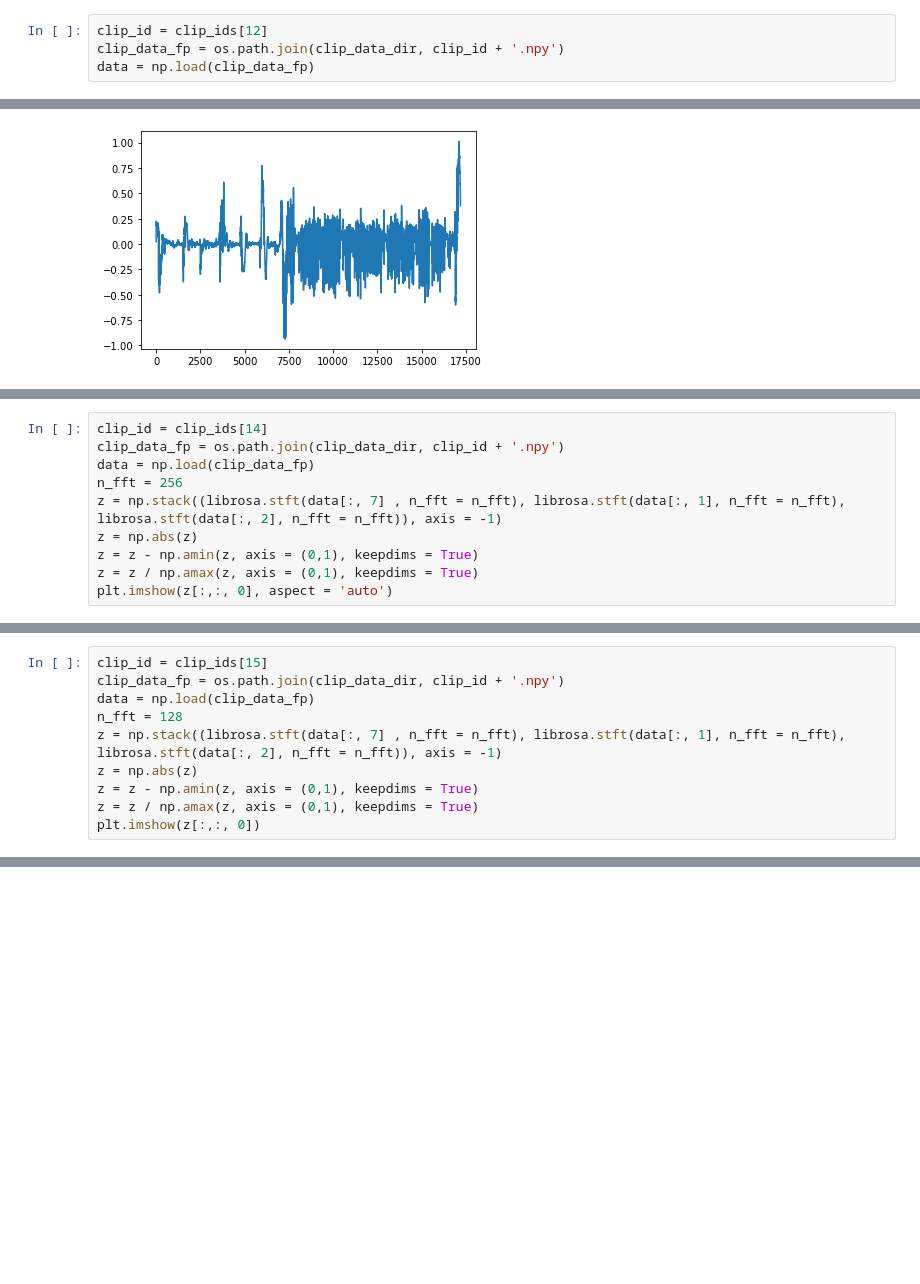
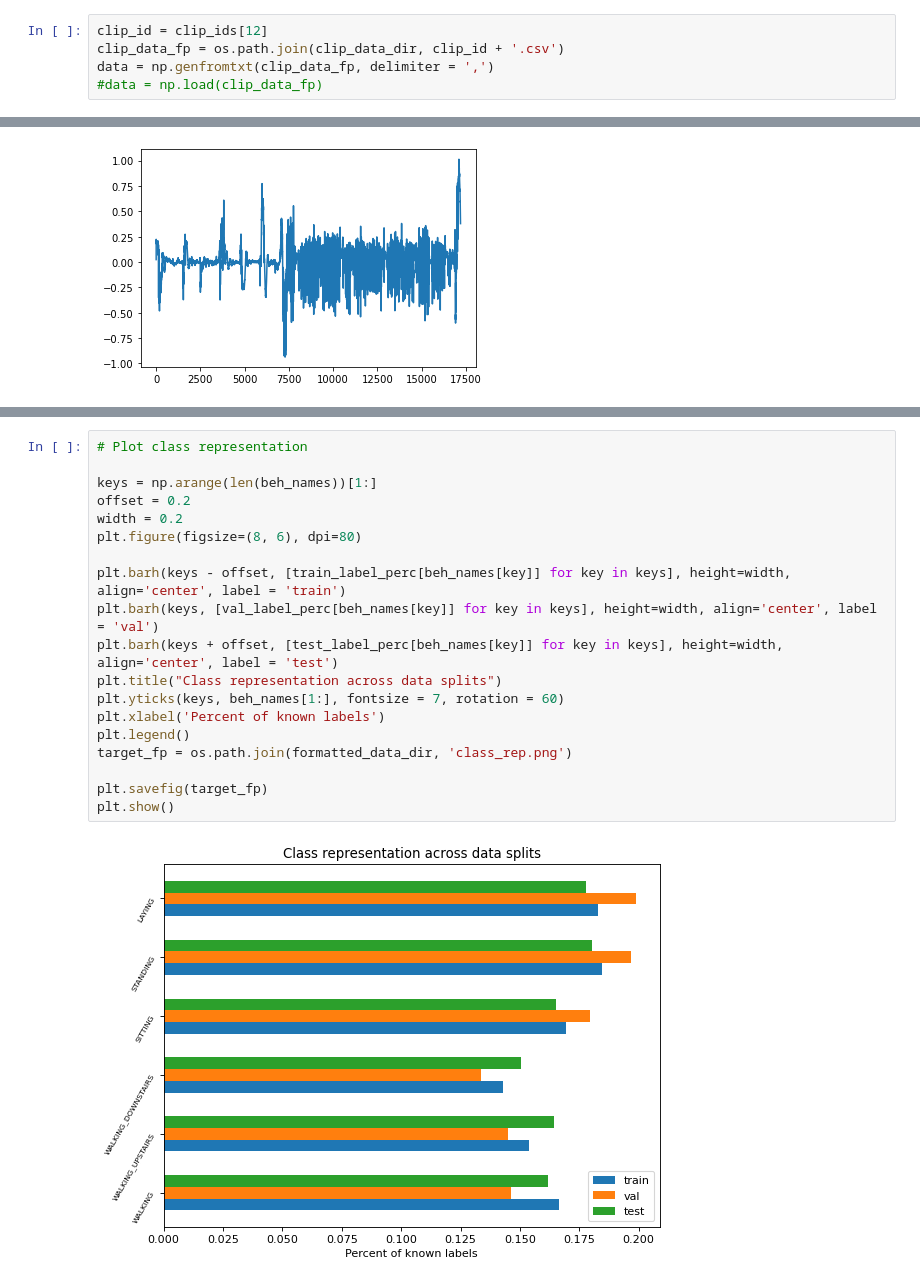
Before and after one commit to earthspecies/BEBE, a Jupyter notebook: data_formatting/format_HAR.ipynb, the cells around one changed output, grey strips where cells are left out. Saved outputs shown, nothing was run; the diff lists cells and outputs as text; blank space fills up the shorter version.

```diff
--- a/data_formatting/format_HAR.ipynb
+++ b/data_formatting/format_HAR.ipynb
@@ -277,8 +276,9 @@ annotations_sub
 ## Check it all looks ok
 # %%
 clip_id = clip_ids[12]
-clip_data_fp = os.path.join(clip_data_dir, clip_id + '.npy')
-data = np.load(clip_data_fp)
+clip_data_fp = os.path.join(clip_data_dir, clip_id + '.csv')
+data = np.genfromtxt(clip_data_fp, delimiter = ',')
+#data = np.load(clip_data_fp)
 # %%
 np.shape(data)
 # %% [output]
@@ -342,10 +295,0 @@ plt.imshow(z[:,:, 0], aspect = 'auto')
-# %%
-clip_id = clip_ids[14]
-clip_data_fp = os.path.join(clip_data_dir, clip_id + '.npy')
-data = np.load(clip_data_fp)
-n_fft = 256
-z = np.stack((librosa.stft(data[:, 7] , n_fft = n_fft), librosa.stft(data[:, 1], n_fft = n_fft), librosa.stft(data[:, 2], n_fft = n_fft)), axis = -1)
-z = np.abs(z)
-z = z - np.amin(z, axis = (0,1), keepdims = True)
-z = z / np.amax(z, axis = (0,1), keepdims = True)
-plt.imshow(z[:,:, 0], aspect = 'auto')
@@ -355,10 +295,0 @@ plt.imshow(z[:,:, 0], aspect = 'auto')
-# %%
-clip_id = clip_ids[15]
-clip_data_fp = os.path.join(clip_data_dir, clip_id + '.npy')
-data = np.load(clip_data_fp)
-n_fft = 128
-z = np.stack((librosa.stft(data[:, 7] , n_fft = n_fft), librosa.stft(data[:, 1], n_fft = n_fft), librosa.stft(data[:, 2], n_fft = n_fft)), axis = -1)
-z = np.abs(z)
-z = z - np.amin(z, axis = (0,1), keepdims = True)
-z = z / np.amax(z, axis = (0,1), keepdims = True)
-plt.imshow(z[:,:, 0])
@@ -367,0 +336,21 @@ plt.imshow(z[:,:, 0])
+# %%
+# Plot class representation
+
+keys = np.arange(len(beh_names))[1:]
+offset = 0.2
+width = 0.2
+plt.figure(figsize=(8, 6), dpi=80)
+
+plt.barh(keys - offset, [train_label_perc[beh_names[key]] for key in keys], height=width, align='center', label = 'train')
+plt.barh(keys, [val_label_perc[beh_names[key]] for key in keys], height=width, align='center', label = 'val')
+plt.barh(keys + offset, [test_label_perc[beh_names[key]] for key in keys], height=width, align='center', label = 'test')
+plt.title("Class representation across data splits")
+plt.yticks(keys, beh_names[1:], fontsize = 7, rotation = 60)
+plt.xlabel('Percent of known labels')
+plt.legend()
+target_fp = os.path.join(formatted_data_dir, 'class_rep.png')
+
+plt.savefig(target_fp)
+plt.show()
+# %% [output]
+[figure, added]
```
Also changed, not shown: parts of 15 cells of this notebook, 8 other files.
